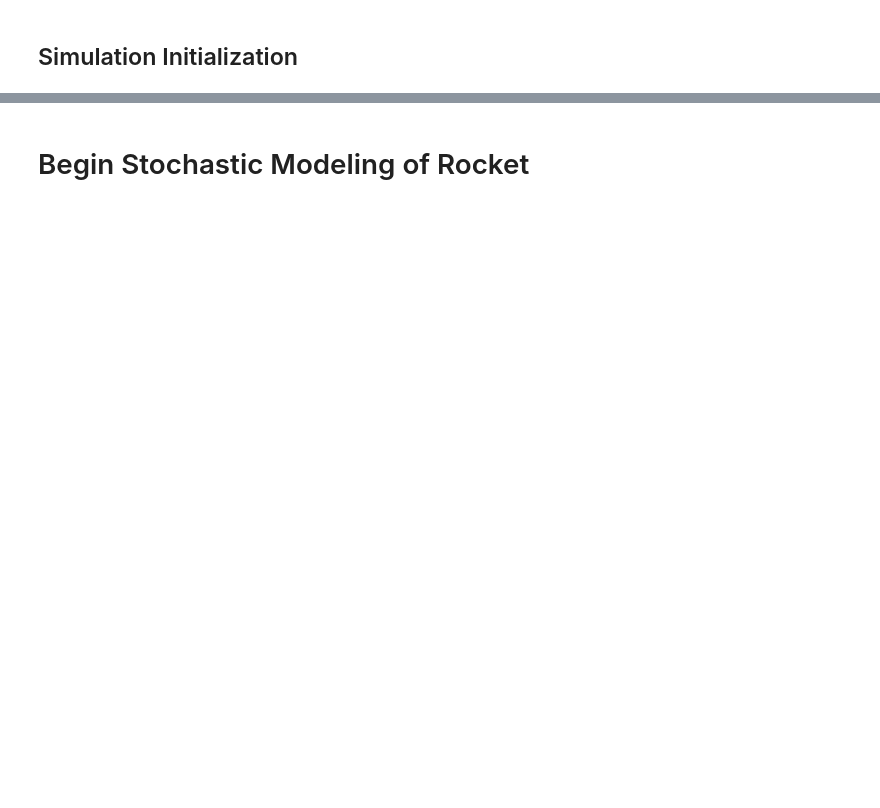
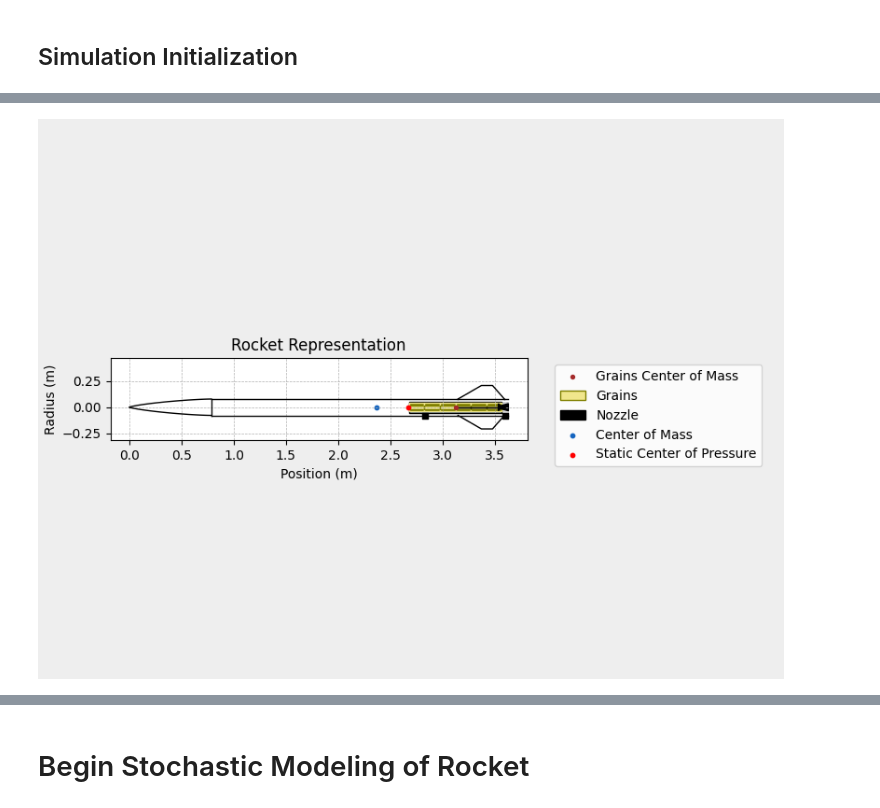
Before and after one commit to GoldenFlashesRocketry/ARES_RocketPy, a Jupyter notebook: Valkyrie_Sim.ipynb, the cells around one changed output, grey strips where cells are left out. Cells and saved outputs as stored; diff of their text form; code cells hidden in the pictures; blank space fills up the shorter version.

```diff
--- a/Valkyrie_Sim.ipynb
+++ b/Valkyrie_Sim.ipynb
@@ -50,43 +55,45 @@ K2FullMotor = SolidMotor(
 # Define Rocket
 Valkyrie = Rocket(
     radius = 0.078359,
-    mass = 20.61,
+    mass = 24.2218,
     inertia = (0.09, 12.34, 12.34),
     power_off_drag="Raw Data/Valkyrie/Valkyrie Rev 2 Drag Curve.csv",
     power_on_drag="Raw Data/Valkyrie/Valkyrie Rev 2 Drag Curve.csv",
-    center_of_mass_without_motor=1.92,
+    center_of_mass_without_motor=2.01422,
     coordinate_system_orientation="nose_to_tail",
 )
 Valkyrie.add_motor(K2FullMotor, position =3.6322)
 
 rail_buttons = Valkyrie.set_rail_buttons(
-    upper_button_position=3,
-    lower_button_position = 2,
+    upper_button_position=2.834,
+    lower_button_position = 3.5988625,
     angular_position=0,
 )
 
 fin_set = Valkyrie.add_trapezoidal_fins(
     n=4,
-    root_chord=0.3048,
-    tip_chord = 0.0767,
-    span = 0.117,
-    position = 3.15595,
+    root_chord=0.4445,
+    tip_chord = 0.10668,
+    span = 0.12954,
+    position = 3.1496,
     cant_angle = 0,
-    sweep_angle = 59.44,
+    sweep_angle = 60,
 )
 
 nose_cone = Valkyrie.add_nose(
-    length = 0.784, kind="von karman", position = 0
+    length = 0.78359, kind="von karman", position = 0
 )
 
 Drogue = Valkyrie.add_parachute(
     "Drogue", cd_s=1.01787, trigger="apogee", sampling_rate=100, lag=0
 )
 
 Main = Valkyrie.add_parachute(
     "Main", cd_s=10.27360, trigger=304.8, sampling_rate=100, lag=0
 )
 Valkyrie.draw()
+# %% [output]
+[figure, added]
 # %%
 # Nominal Flight Simulation
 test_flight = Flight(
```
Also changed, not shown: parts of 10 cells of this notebook, 1 other file.
